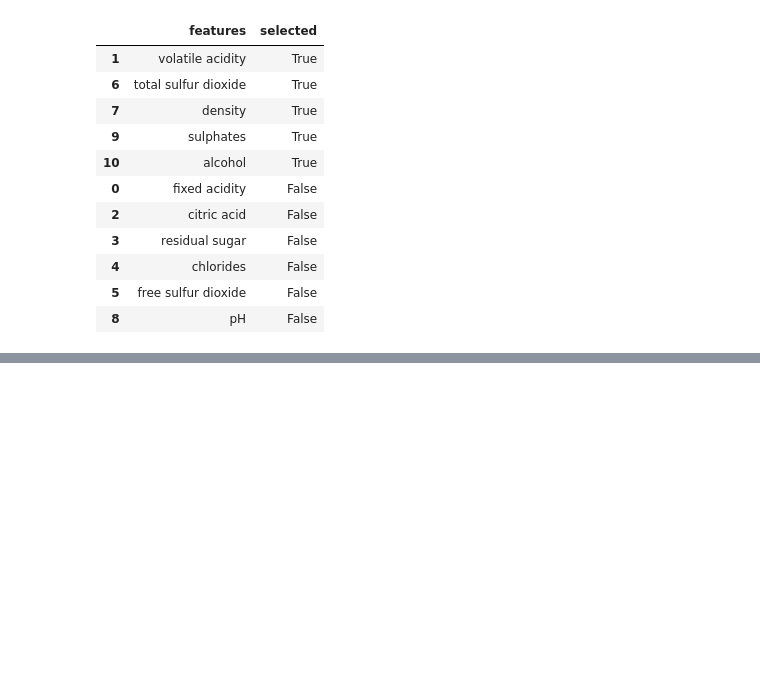
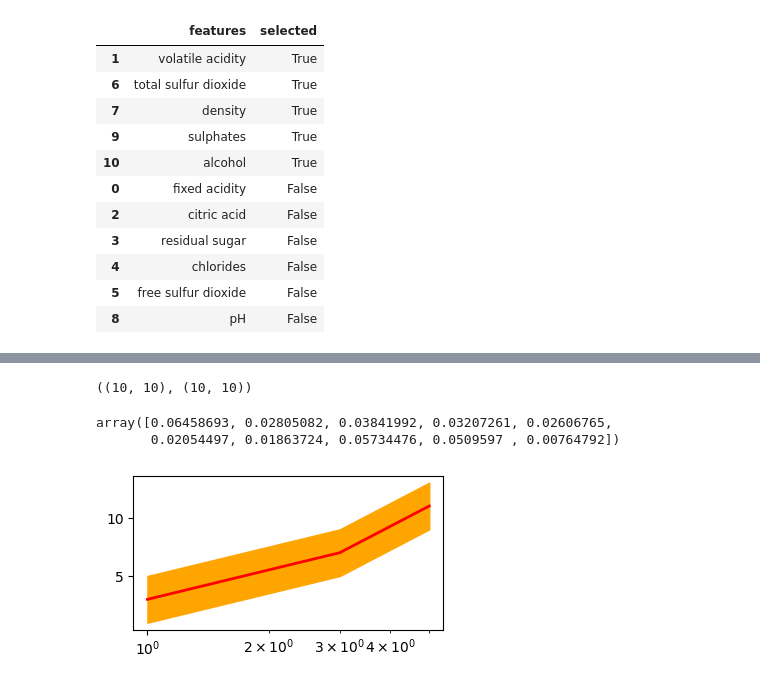
Before and after one commit to wonee-302/ai, a Jupyter notebook: source/08_MachineLearning/4장_머신러닝모형최적화.ipynb, the cells around one changed output, grey strips where cells are left out. Saved outputs shown, nothing was run; the diff lists cells and outputs as text; code cells hidden in the pictures; blank space fills up the shorter version.

```diff
--- a/source/08_MachineLearning/4장_머신러닝모형최적화.ipynb
+++ b/source/08_MachineLearning/4장_머신러닝모형최적화.ipynb
@@ -237,0 +351,4 @@ features_rfe.sort_values(by='selected', ascending=False)
+# %%
+test_score.shape, train_score.shape
+# %% [output]
+((10, 10), (10, 10))
@@ -237,0 +361,14 @@ features_rfe.sort_values(by='selected', ascending=False)
+# %%
+test_scores_std
+# %% [output]
+array([0.06458693, 0.02805082, 0.03841992, 0.03207261, 0.02606765,
+       0.02054497, 0.01863724, 0.05734476, 0.0509597 , 0.00764792])
+# %%
+plt.figure(figsize=(4,2))
+a = np.array([1,3,5])
+b = np.array([3,7,11])
+plt.semilogx(a,b, c='r', lw=2)
+plt.fill_between(a, b-2, b+2, color='orange')
+plt.show()
+# %% [output]
+[figure, added]
```
Also changed, not shown: parts of 87 cells of this notebook, 13 other files.
